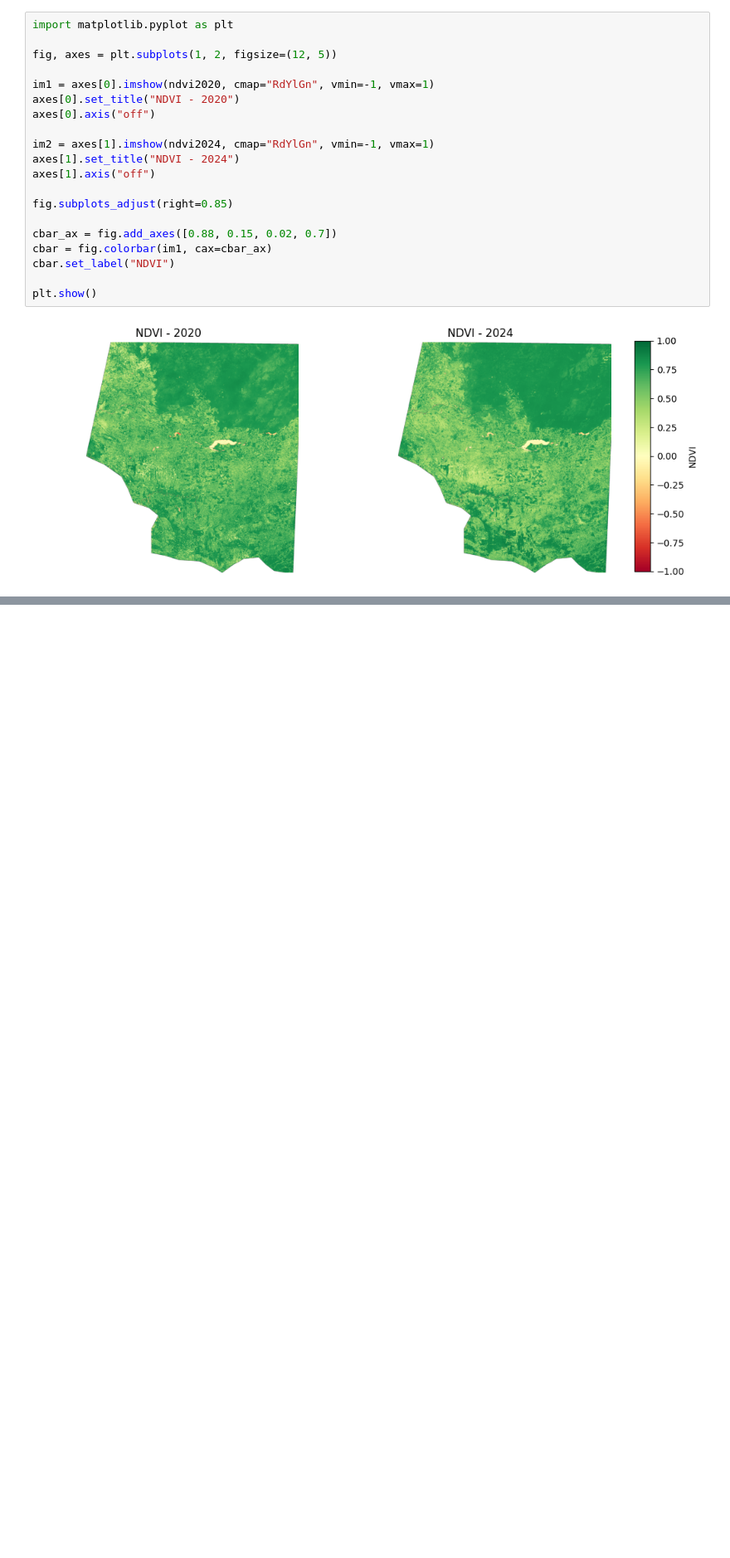
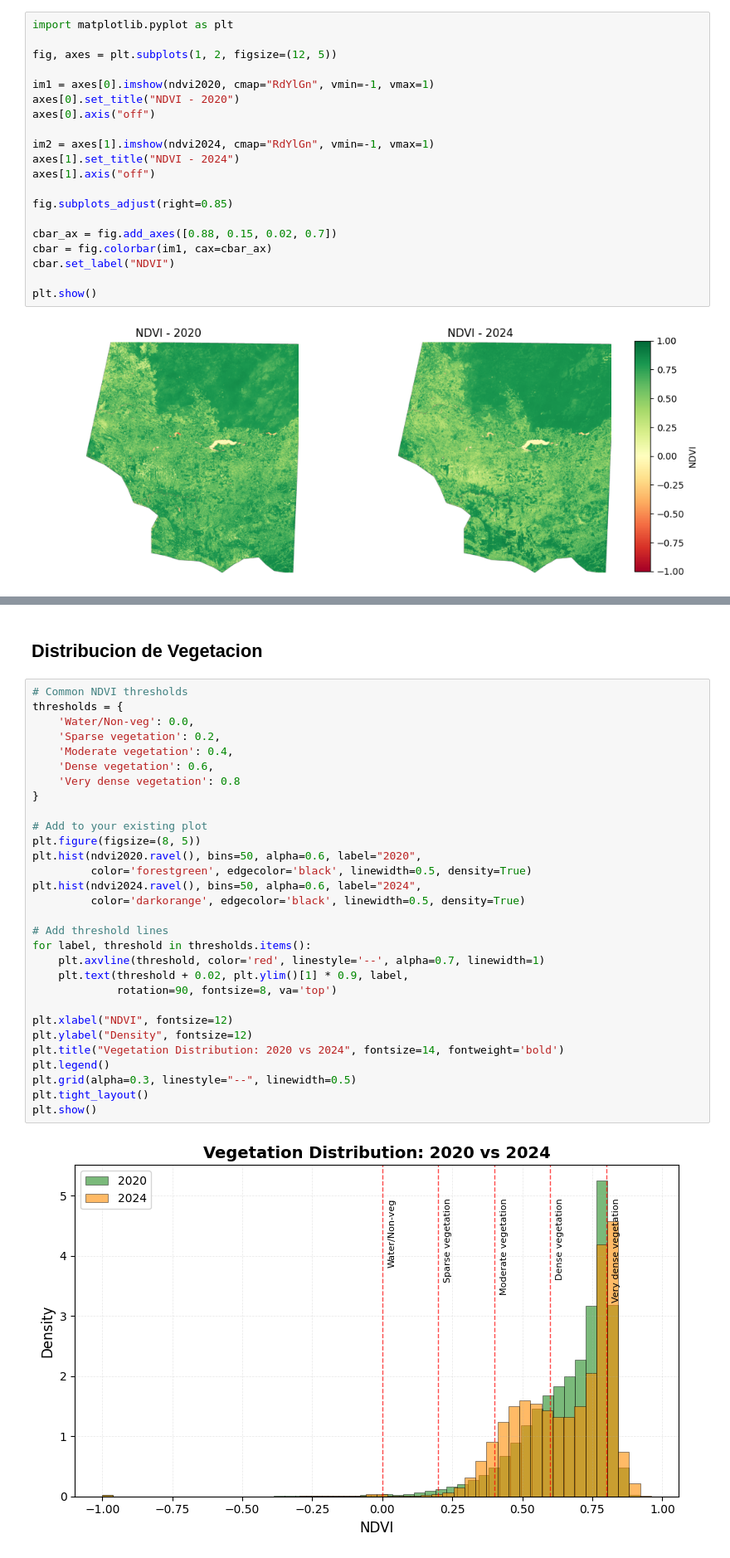
Before and after one commit to TonitoMC/AnalisisGeoespacialPeten, a Jupyter notebook: AnalisisGeoespacial.ipynb, the cells around one changed output, grey strips where cells are left out. Shown at 83% size. Saved outputs shown, nothing was run; the diff lists cells and outputs as text; blank space fills up the shorter version.

```diff
--- a/AnalisisGeoespacial.ipynb
+++ b/AnalisisGeoespacial.ipynb
@@ -130,0 +181,34 @@ plt.show()
+# %% [markdown]
+## Distribucion de Vegetacion
+# %%
+# Common NDVI thresholds
+thresholds = {
+    'Water/Non-veg': 0.0,
+    'Sparse vegetation': 0.2,
+    'Moderate vegetation': 0.4,
+    'Dense vegetation': 0.6,
+    'Very dense vegetation': 0.8
+}
+
+# Add to your existing plot
+plt.figure(figsize=(8, 5))
+plt.hist(ndvi2020.ravel(), bins=50, alpha=0.6, label="2020",
+         color='forestgreen', edgecolor='black', linewidth=0.5, density=True)
+plt.hist(ndvi2024.ravel(), bins=50, alpha=0.6, label="2024",
+         color='darkorange', edgecolor='black', linewidth=0.5, density=True)
+
+# Add threshold lines
+for label, threshold in thresholds.items():
+    plt.axvline(threshold, color='red', linestyle='--', alpha=0.7, linewidth=1)
+    plt.text(threshold + 0.02, plt.ylim()[1] * 0.9, label,
+             rotation=90, fontsize=8, va='top')
+
+plt.xlabel("NDVI", fontsize=12)
+plt.ylabel("Density", fontsize=12)
+plt.title("Vegetation Distribution: 2020 vs 2024", fontsize=14, fontweight='bold')
+plt.legend()
+plt.grid(alpha=0.3, linestyle="--", linewidth=0.5)
+plt.tight_layout()
+plt.show()
+# %% [output]
+[figure, added]
```
Also changed, not shown: parts of 24 cells of this notebook.
